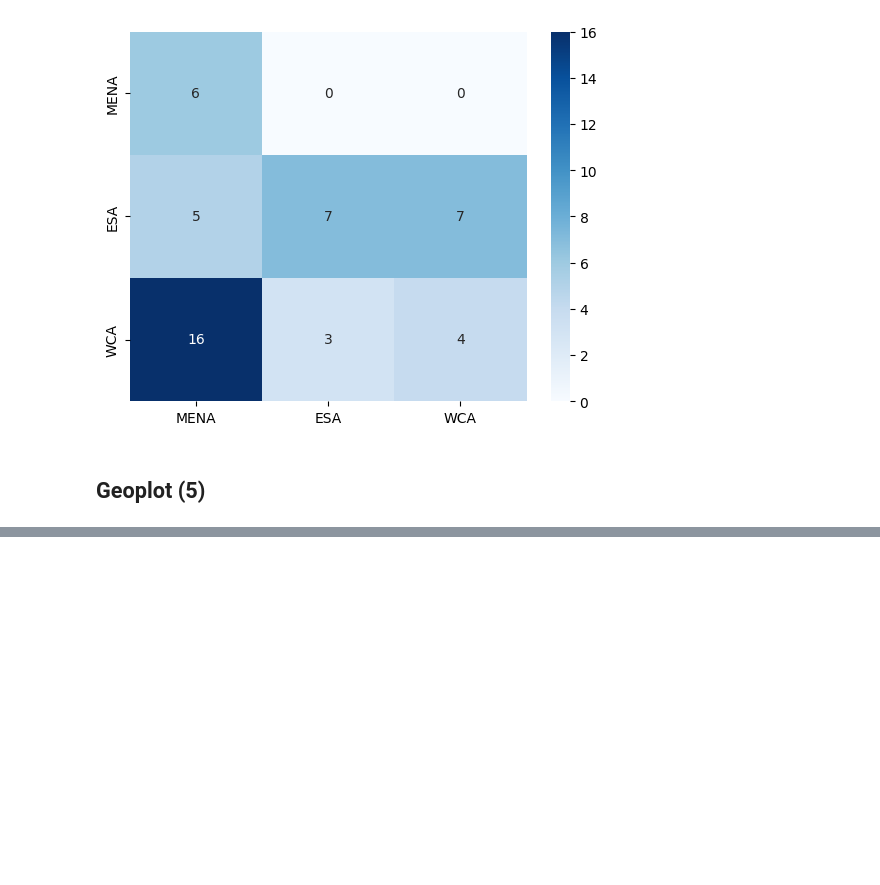
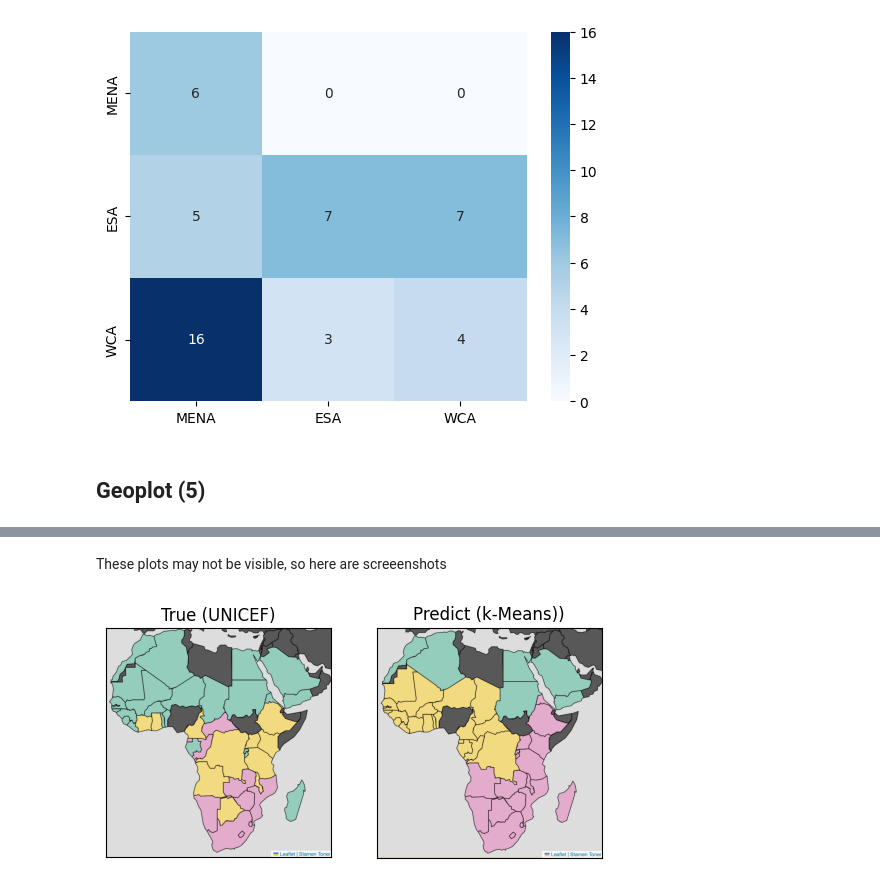
Before and after one commit to r-ogrady/demos, a Jupyter notebook: vis_project.ipynb, the cells around one changed output, grey strips where cells are left out. Drawn from its saved outputs; the diff is of its cells as text; code cells hidden in the pictures; blank space fills up the shorter version.

```diff
--- a/vis_project.ipynb
+++ b/vis_project.ipynb
@@ -380,3 +394,16 @@ fm.Choropleth(
 M2
 # %% [output]
 [interactive output not drawn]
+# %% [markdown]
+These plots may not be visible, so here are screeenshots
+# %%
+file_names=['img_true.png','img_predict.png']
+plot_titles=["True (UNICEF)","Predict (k-Means))"]
+fig, axs=plt.subplots(1,2)
+for i,img in enumerate(file_names):
+    axs[i].imshow(mpimg.imread(img))
+    axs[i].set_title(plot_titles[i])
+    axs[i].get_xaxis().set_visible(False)
+    axs[i].get_yaxis().set_visible(False)
+# %% [output]
+[figure, added]
```
Also changed, not shown: parts of 6 cells of this notebook.
